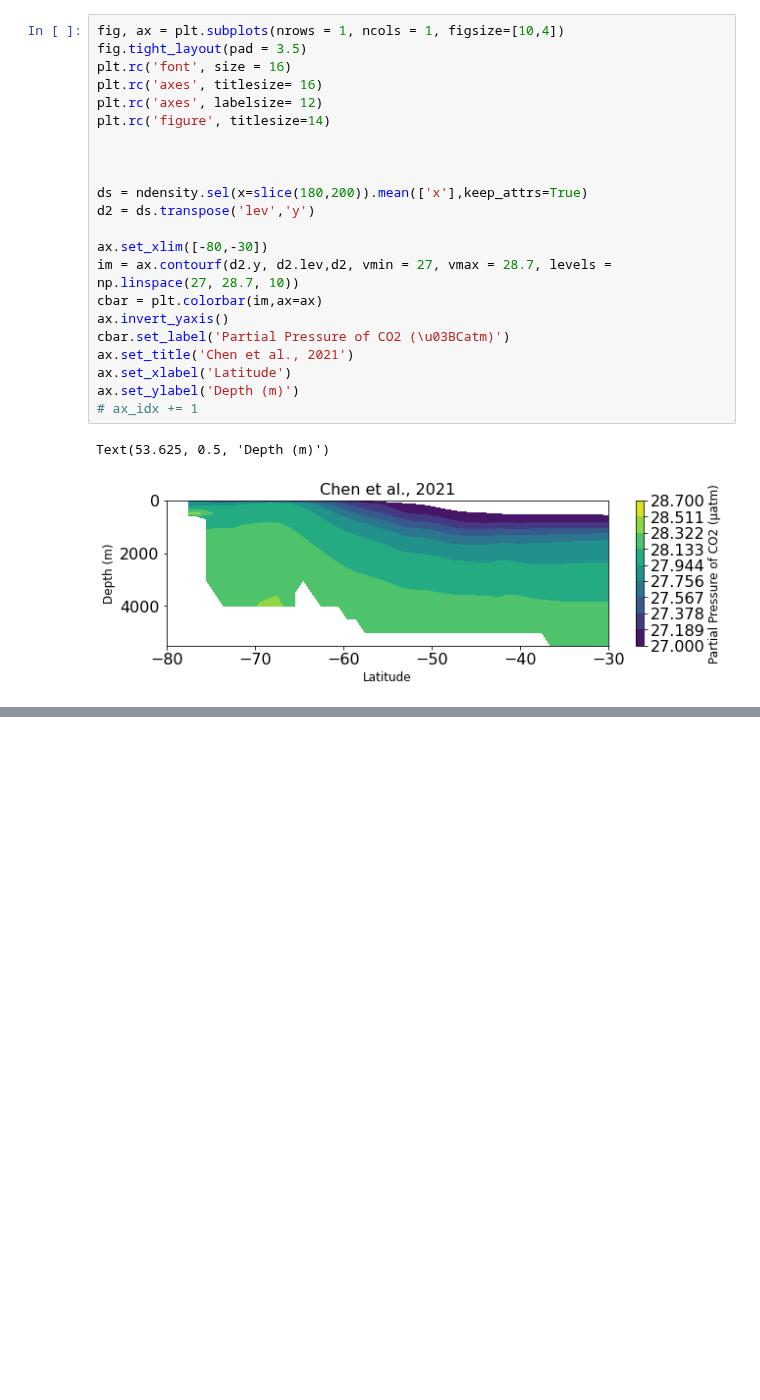
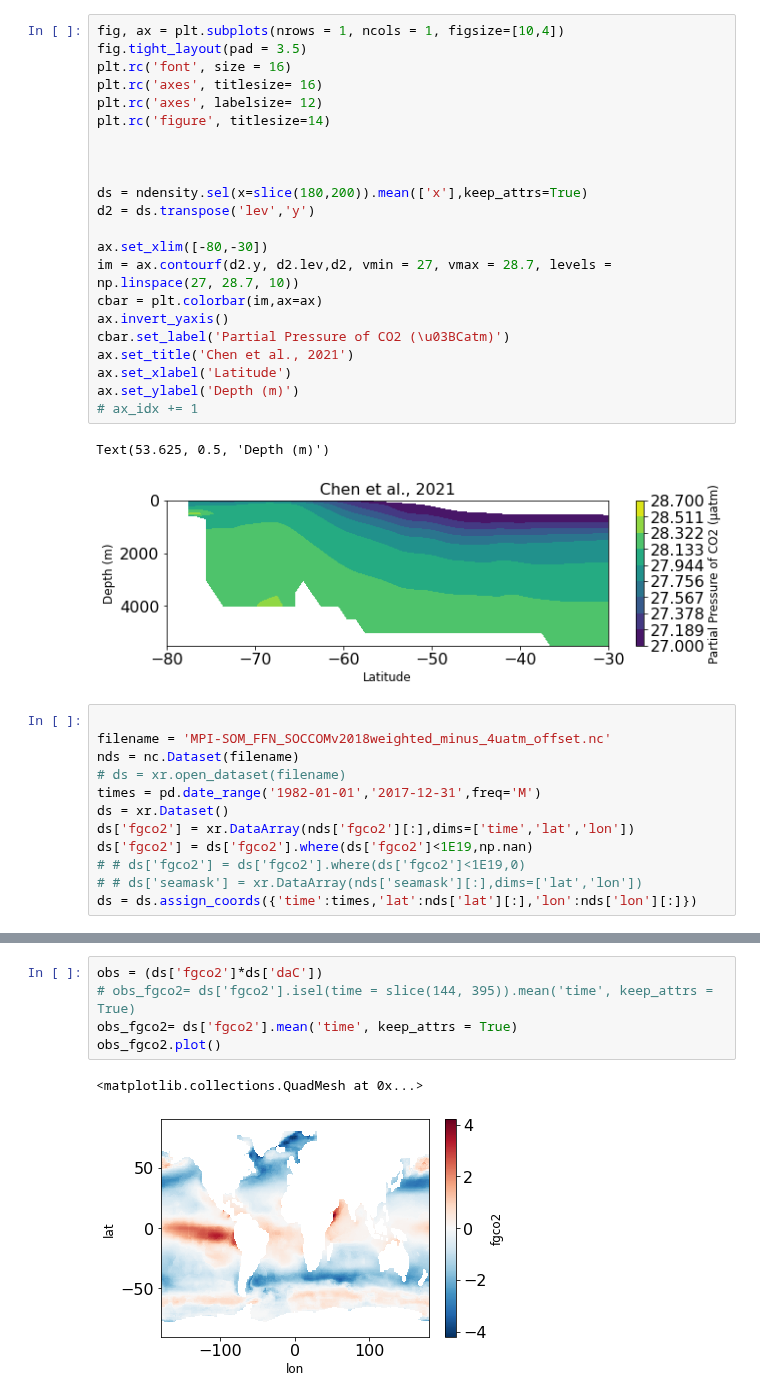
Before and after one commit to gmacgilchrist/seniorthesis, a Jupyter notebook: notebooks/alex_PCo2.ipynb, the cells around one changed output, grey strips where cells are left out. Cells and saved outputs as stored; diff of their text form; blank space fills up the shorter version.

```diff
--- a/notebooks/alex_PCo2.ipynb
+++ b/notebooks/alex_PCo2.ipynb
@@ -125,3 +167,15 @@ ax.set_ylabel('Depth (m)')
 # %% [output]
 Text(53.625, 0.5, 'Depth (m)')
 [figure]
+# %%
+
+filename = 'MPI-SOM_FFN_SOCCOMv2018weighted_minus_4uatm_offset.nc'
+nds = nc.Dataset(filename)
+# ds = xr.open_dataset(filename)
+times = pd.date_range('1982-01-01','2017-12-31',freq='M')
+ds = xr.Dataset()
+ds['fgco2'] = xr.DataArray(nds['fgco2'][:],dims=['time','lat','lon'])
+ds['fgco2'] = ds['fgco2'].where(ds['fgco2']<1E19,np.nan)
+# # ds['fgco2'] = ds['fgco2'].where(ds['fgco2']<1E19,0)
+# # ds['seamask'] = xr.DataArray(nds['seamask'][:],dims=['lat','lon'])
+ds = ds.assign_coords({'time':times,'lat':nds['lat'][:],'lon':nds['lon'][:]})
@@ -128 +231,9 @@ Text(53.625, 0.5, 'Depth (m)')
+# %%
+obs = (ds['fgco2']*ds['daC'])
+# obs_fgco2= ds['fgco2'].isel(time = slice(144, 395)).mean('time', keep_attrs = True)
+obs_fgco2= ds['fgco2'].mean('time', keep_attrs = True)
+obs_fgco2.plot()
+# %% [output]
+<matplotlib.collections.QuadMesh at 0x...>
+[figure, added]
 # %%
```
Also changed, not shown: parts of 14 cells of this notebook.
